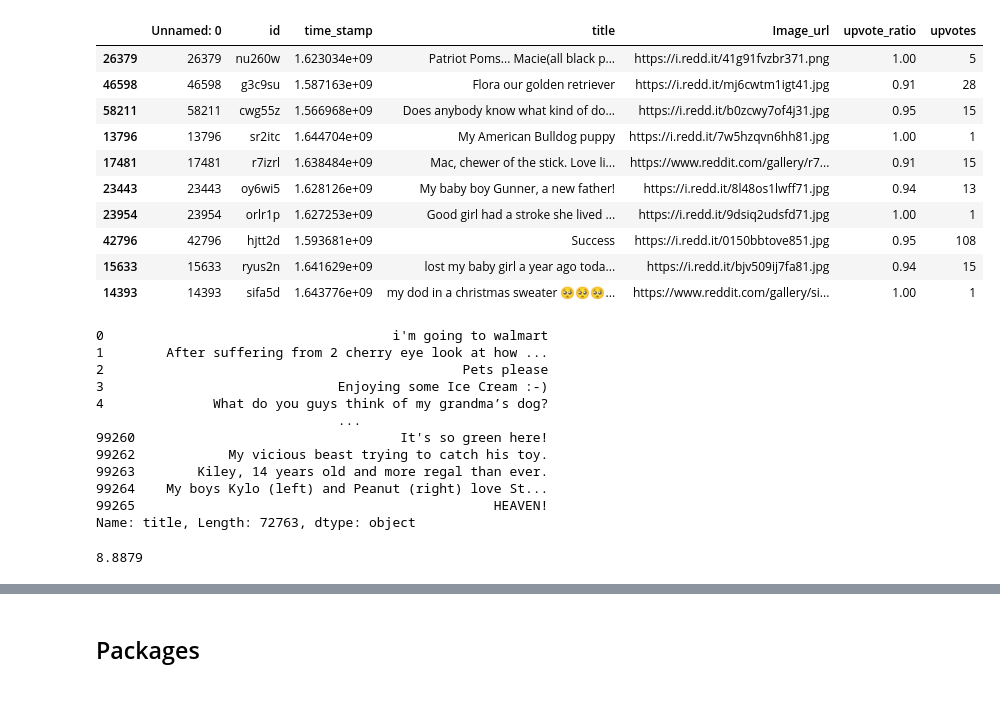
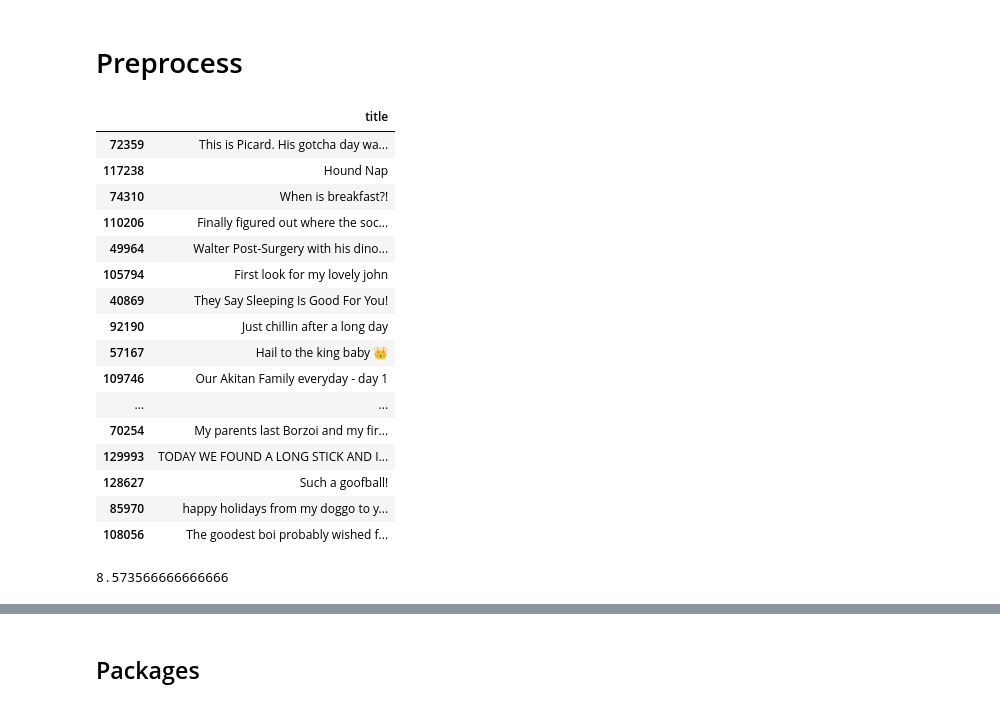
Before and after one commit to LeonNeubeck/Upvote_Model, a Jupyter notebook: notebooks/text_preprocess.ipynb, the cells around one changed output, grey strips where cells are left out. Saved outputs shown, nothing was run; the diff lists cells and outputs as text; code cells hidden in the pictures.

```diff
--- a/notebooks/text_preprocess.ipynb
+++ b/notebooks/text_preprocess.ipynb
@@ -0,0 +1,2 @@
+# %% [markdown]
+# Preprocess
@@ -4,39 +9,30 @@ import pandas as pd
 # %%
 # data = pd.read_csv('../raw_data/100k_data.csv')
 # %%
-data_path = '../raw_data/100k_data.csv'
+data_path = '../raw_data/SEND_150k_data.csv'
 data = pd.read_csv(data_path)
 # data = data.dropna()
-df = data.dropna().sample(10000,random_state=0)
+df = data.dropna().sample(30000,random_state=0)
 # %%
-df.head(10)
+df[['title']].head(20)
 # %% [output]
-|  | Unnamed: 0 | id | time_stamp | title | Image_url | upvote_ratio | upvotes |
-| 26379 | 26379 | nu260w | 1.623034e+09 | Patriot Poms... Macie(all black p... | https://i.redd.it/41g91fvzbr371.png | 1.00 | 5 |
-| 46598 | 46598 | g3c9su | 1.587163e+09 | Flora our golden retriever | https://i.redd.it/mj6cwtm1igt41.jpg | 0.91 | 28 |
-| 58211 | 58211 | cwg55z | 1.566968e+09 | Does anybody know what kind of do... | https://i.redd.it/b0zcwy7of4j31.jpg | 0.95 | 15 |
-| 13796 | 13796 | sr2itc | 1.644704e+09 | My American Bulldog puppy | https://i.redd.it/7w5hzqvn6hh81.jpg | 1.00 | 1 |
-| 17481 | 17481 | r7izrl | 1.638484e+09 | Mac, chewer of the stick. Love li... | https://www.reddit.com/gallery/r7... | 0.91 | 15 |
-| 23443 | 23443 | oy6wi5 | 1.628126e+09 | My baby boy Gunner, a new father! | https://i.redd.it/8l48os1lwff71.jpg | 0.94 | 13 |
-| 23954 | 23954 | orlr1p | 1.627253e+09 | Good girl had a stroke she lived ... | https://i.redd.it/9dsiq2udsfd71.jpg | 1.00 | 1 |
-| 42796 | 42796 | hjtt2d | 1.593681e+09 | Success | https://i.redd.it/0150bbtove851.jpg | 0.95 | 108 |
-| 15633 | 15633 | ryus2n | 1.641629e+09 | lost my baby girl a year ago toda... | https://i.redd.it/bjv509ij7fa81.jpg | 0.94 | 15 |
-| 14393 | 14393 | sifa5d | 1.643776e+09 | my dod in a christmas sweater 🥺🥺🥺... | https://www.reddit.com/gallery/si... | 1.00 | 1 |
+|  | title |
+| 72359 | This is Picard. His gotcha day wa... |
+| 117238 | Hound Nap |
+| 74310 | When is breakfast?! |
+| 110206 | Finally figured out where the soc... |
+| 49964 | Walter Post-Surgery with his dino... |
+| 105794 | First look for my lovely john |
+| 40869 | They Say Sleeping Is Good For You! |
+| 92190 | Just chillin after a long day |
+| 57167 | Hail to the king baby 👑 |
+| 109746 | Our Akitan Family everyday - day 1 |
+| ... | ... |
+| 70254 | My parents last Borzoi and my fir... |
+| 129993 | TODAY WE FOUND A LONG STICK AND I... |
+| 128627 | Such a goofball! |
+| 85970 | happy holidays from my doggo to y... |
+| 108056 | The goodest boi probably wished f... |
-# %%
-data.title
-# %% [output]
-0                                     i'm going to walmart
-1        After suffering from 2 cherry eye look at how ...
-2                                              Pets please
-3                              Enjoying some Ice Cream :-)
-4              What do you guys think of my grandma’s dog?
-                               ...
-99260                                  It's so green here!
-99262            My vicious beast trying to catch his toy.
-99263        Kiley, 14 years old and more regal than ever.
-99264    My boys Kylo (left) and Peanut (right) love St...
-99265                                              HEAVEN!
-Name: title, Length: 72763, dtype: object
 # %%
 def count_len(text):
     text = text.split(' ')
@@ -49,4 +45,4 @@ data['title_len']=data['title'].apply(count_len)
 # %%
 df['title_len'].mean()
 # %% [output]
-8.8879
+8.573566666666666
```
Also changed, not shown: parts of 100 cells of this notebook.
